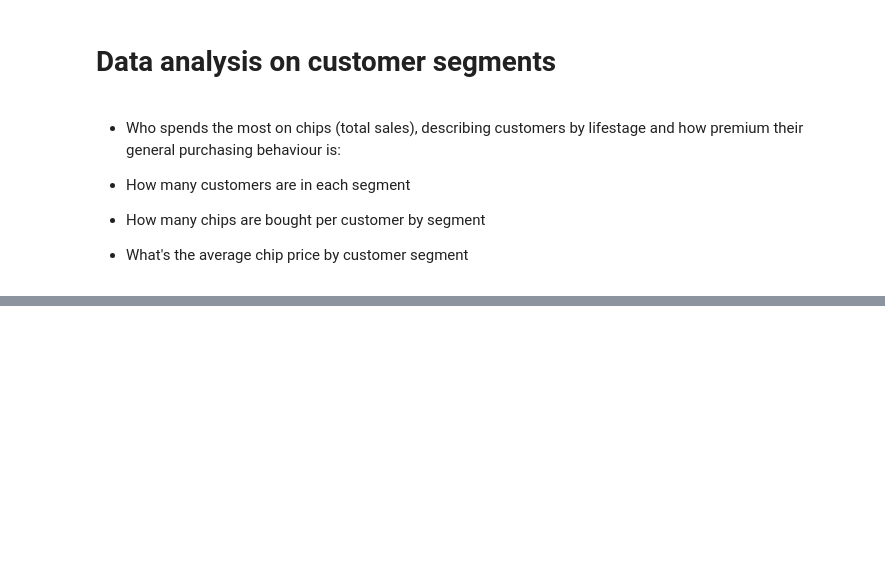
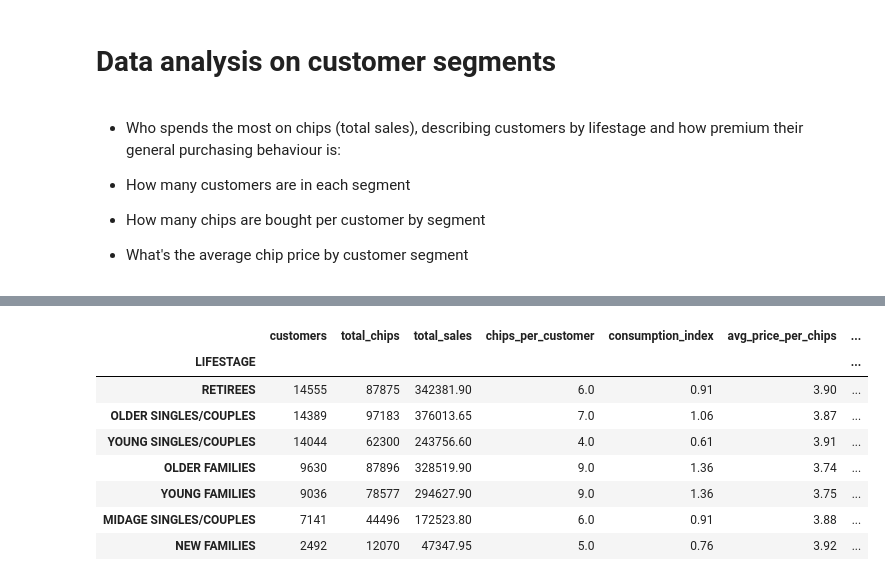
Before and after one commit to Ekatskoropud/Quantium, a Jupyter notebook: Task 1/Data analysis.ipynb, the cells around one changed output, grey strips where cells are left out. Cells and saved outputs as stored; diff of their text form; code cells hidden in the pictures; blank space fills up the shorter version.

```diff
--- a/Task 1/Data analysis.ipynb
+++ b/Task 1/Data analysis.ipynb
@@ -53,0 +98,40 @@ and how premium their general purchasing behaviour is:
+# %%
+lifestage_analysis = df.groupby("LIFESTAGE").agg(
+    customers = ("LYLTY_CARD_NBR", "nunique"),
+    total_chips = ("PROD_QTY", "sum"),
+    total_sales = ("TOT_SALES", "sum")
+)
+
+lifestage_analysis["chips_per_customer"] = (
+    lifestage_analysis["total_chips"] /
+    lifestage_analysis["customers"]
+).round()
+
+lifestage_analysis["consumption_index"] = (
+    lifestage_analysis["chips_per_customer"] / avg_chips_customer
+).round(2)
+
+lifestage_analysis["avg_price_per_chips"] = (
+    lifestage_analysis ["total_sales"] /
+    lifestage_analysis ["total_chips"]
+).round(2)
+
+lifestage_analysis["price_index"] = (
+    lifestage_analysis["avg_price_per_chips"] / avg_price_chip
+).round(2)
+
+lifestage_analysis = lifestage_analysis.sort_values(
+    by= "customers",
+    ascending= False)
+
+lifestage_analysis
+# %% [output]
+|  | customers | total_chips | total_sales | chips_per_customer | consumption_index | avg_price_per_chips | ... |
+| LIFESTAGE |  |  |  |  |  |  | ... |
+| RETIREES | 14555 | 87875 | 342381.90 | 6.0 | 0.91 | 3.90 | ... |
+| OLDER SINGLES/COUPLES | 14389 | 97183 | 376013.65 | 7.0 | 1.06 | 3.87 | ... |
+| YOUNG SINGLES/COUPLES | 14044 | 62300 | 243756.60 | 4.0 | 0.61 | 3.91 | ... |
+| OLDER FAMILIES | 9630 | 87896 | 328519.90 | 9.0 | 1.36 | 3.74 | ... |
+| YOUNG FAMILIES | 9036 | 78577 | 294627.90 | 9.0 | 1.36 | 3.75 | ... |
+| MIDAGE SINGLES/COUPLES | 7141 | 44496 | 172523.80 | 6.0 | 0.91 | 3.88 | ... |
+| NEW FAMILIES | 2492 | 12070 | 47347.95 | 5.0 | 0.76 | 3.92 | ... |
```
Also changed, not shown: parts of 9 cells of this notebook.
